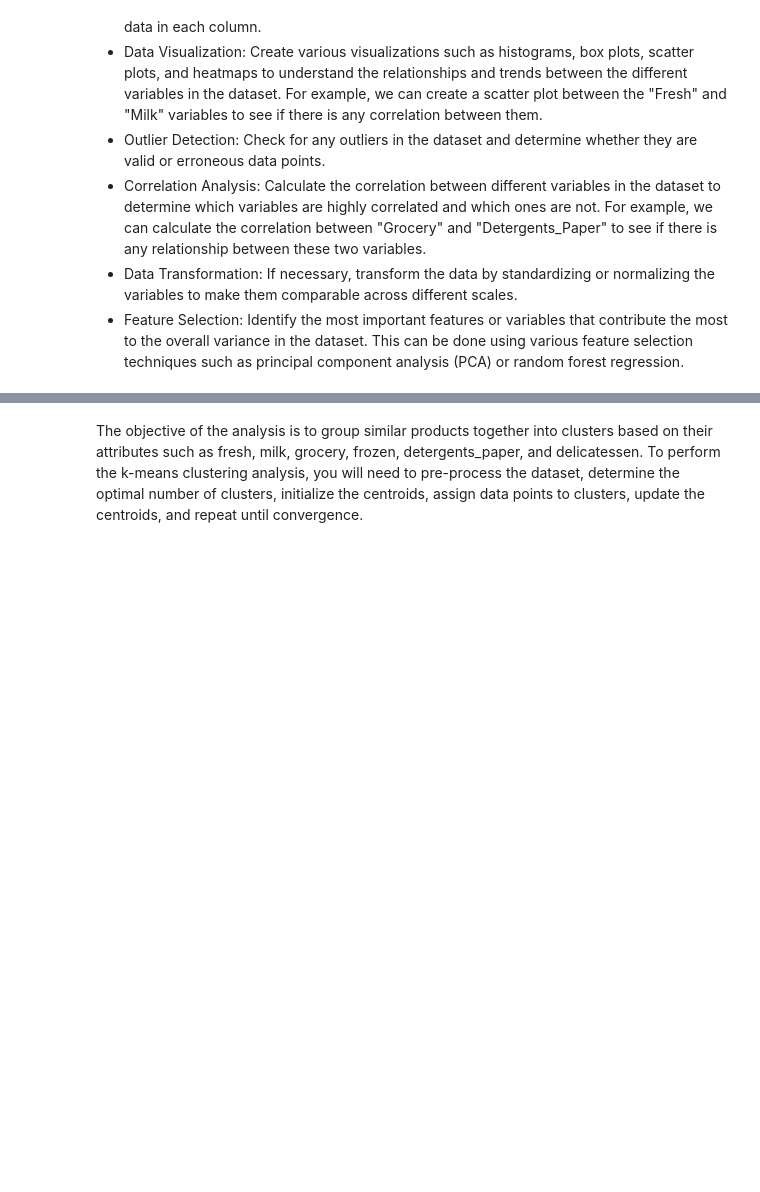
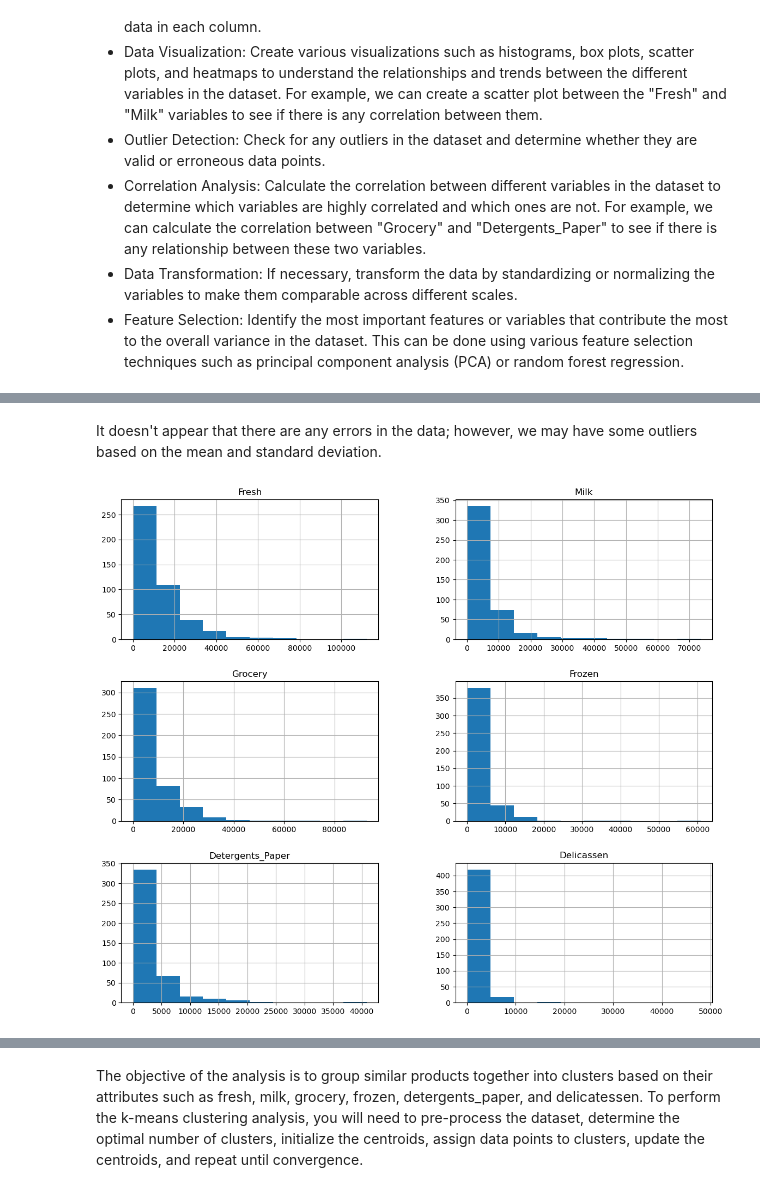
Before and after one commit to wjura/lhl-unsupervised-learning, a Jupyter notebook: Unsupervised Learning - Project.ipynb, the cells around one changed output, grey strips where cells are left out. Saved outputs shown, nothing was run; the diff lists cells and outputs as text; code cells hidden in the pictures; blank space fills up the shorter version.

```diff
--- a/Unsupervised Learning - Project.ipynb
+++ b/Unsupervised Learning - Project.ipynb
@@ -19,0 +26,5 @@ Data Description: Generate summary statistics such as mean, median, and standard
+# %%
+# Reading in the data from .csv
+
+df = pd.read_csv('Wholesale_Data.csv')
+df.head()
@@ -19,0 +99,9 @@ Data Description: Generate summary statistics such as mean, median, and standard
+# %% [markdown]
+It doesn't appear that there are any errors in the data; however, we may have some outliers based on the mean and standard deviation.
+# %%
+# Histograms
+
+df.hist(column = ['Fresh', 'Milk', 'Grocery', 'Frozen', 'Detergents_Paper', 'Delicassen'], figsize = (14, 12))
+plt.show()
+# %% [output]
+[figure, added]
```
Also changed, not shown: parts of 42 cells of this notebook.
